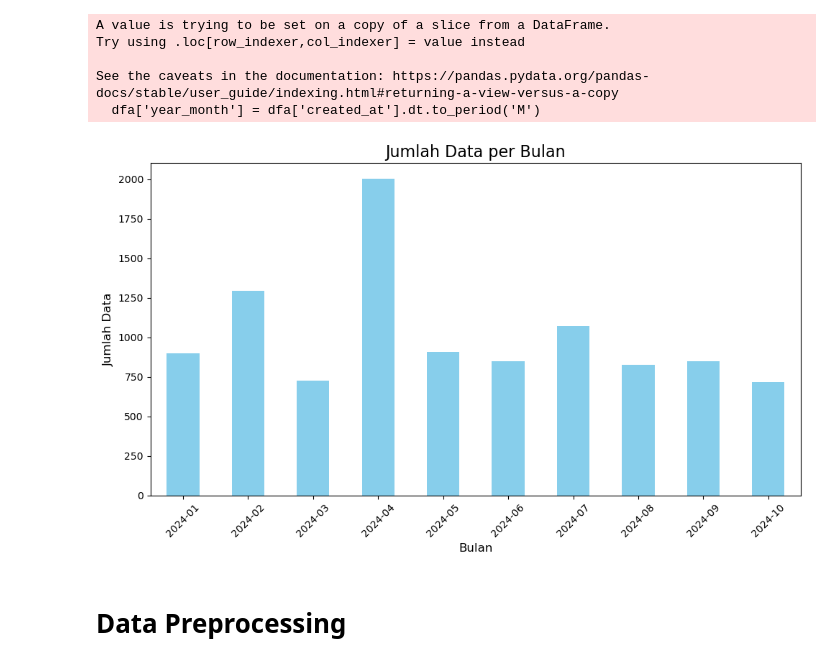
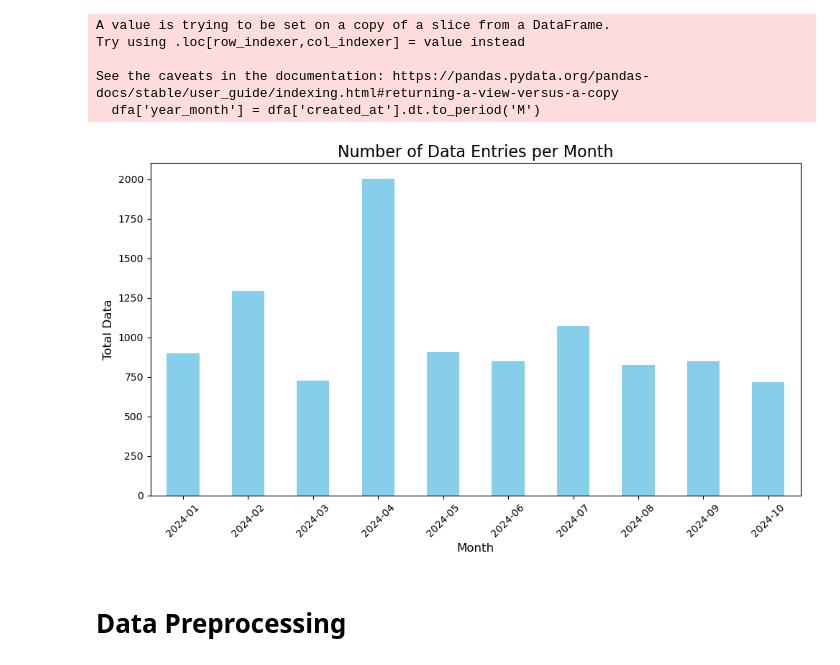
Before and after one commit to hanifahar29/Sentiment_analysis, a Jupyter notebook: Preprocessing.ipynb, the cells around one changed output. Drawn from its saved outputs; the diff is of its cells as text; code cells hidden in the pictures.

Commit message:
update visualization chart

```diff
--- a/Preprocessing.ipynb
+++ b/Preprocessing.ipynb
@@ -172,18 +172,18 @@ See the caveats in the documentation: https://pandas.pydata.org/pandas-docs/stab
 # %%
 import matplotlib.pyplot as plt
 
-plt.figure(figsize=(10, 6))  # Atur ukuran grafik
+plt.figure(figsize=(10, 6))
 data_per_month.plot(kind='bar', color='skyblue')
 
-plt.title('Jumlah Data per Bulan', fontsize=16)
-plt.xlabel('Bulan', fontsize=12)
-plt.ylabel('Jumlah Data', fontsize=12)
+plt.title('Number of Data Entries per Month', fontsize=16)
+plt.xlabel('Month', fontsize=12)
+plt.ylabel('Total Data', fontsize=12)
 plt.xticks(rotation=45)
 
 plt.tight_layout()
 plt.show()
 # %% [output]
-[figure, old version]
+[figure, new version]
 # %% [markdown]
 # Data Preprocessing
 # %%
```
